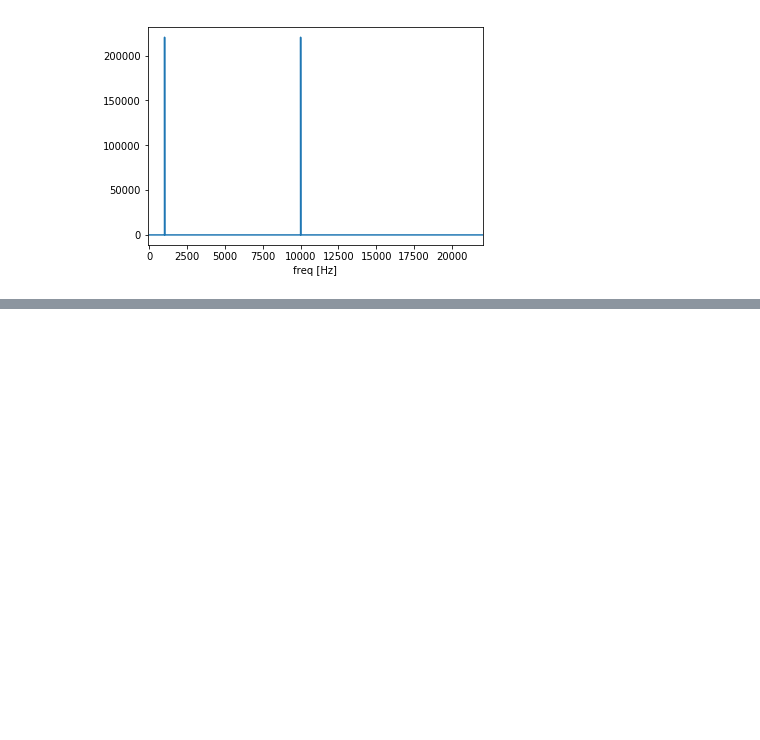
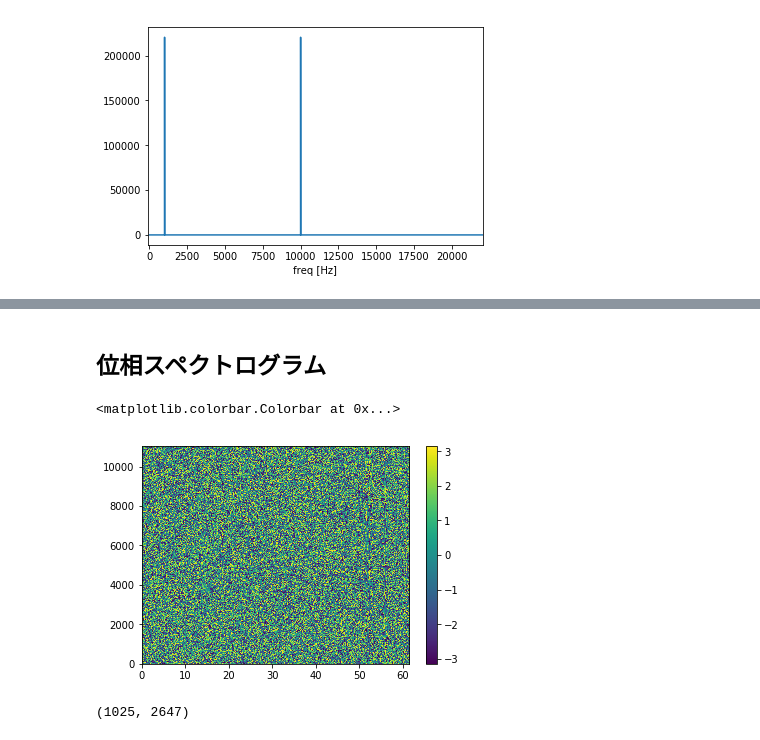
Before and after one commit to fkubota/notebook, a Jupyter notebook: 04_Fourie.ipynb, the cells around one changed output, grey strips where cells are left out. Saved outputs shown, nothing was run; the diff lists cells and outputs as text; code cells hidden in the pictures; blank space fills up the shorter version.

```diff
--- a/04_Fourie.ipynb
+++ b/04_Fourie.ipynb
@@ -33,0 +50,16 @@ Text(0.5, 0, 'freq [Hz]')
+# %% [markdown]
+## 位相スペクトログラム
+# %%
+spec = librosa.stft(wav)# [:, :int(sr/2)]
+phase = np.arctan2(spec.imag, spec.real)
+phase = phase[:, :int(sr/2)]
+plt.imshow(phase, aspect='auto', origin='lower', extent=(0, len(wav)/sr, 0, int(sr/2)))
+# plt.xlim(0, 2)
+plt.colorbar()
+# %% [output]
+<matplotlib.colorbar.Colorbar at 0x...>
+[figure, added]
+# %%
+phase.shape
+# %% [output]
+(1025, 2647)
```
Also changed, not shown: parts of 5 cells of this notebook.
